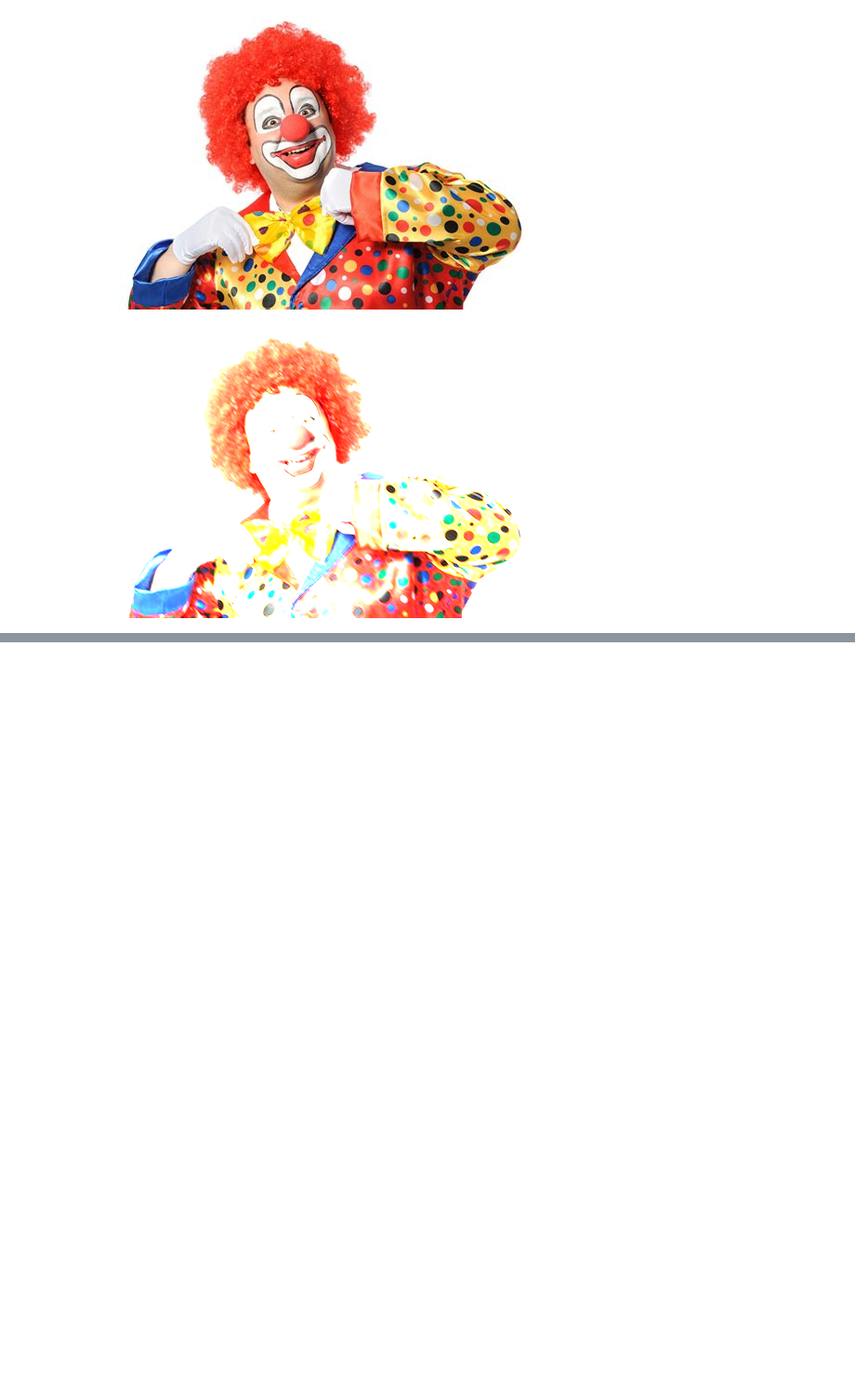
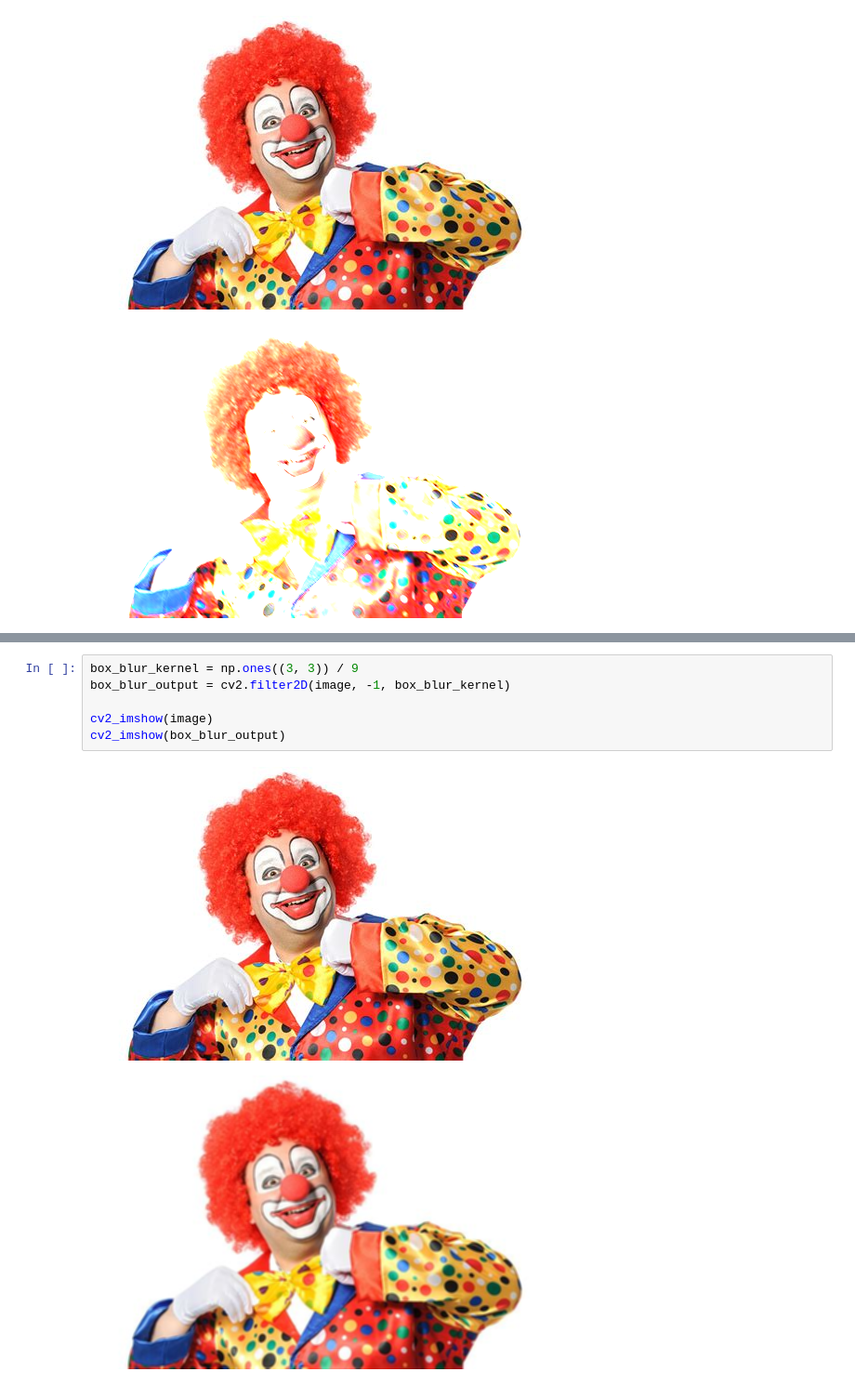
Before and after one commit to Akshithaa25/CV_502, a Jupyter notebook: 2348502_Prg_2_correlation_and_convolution_operation.ipynb, the cells around one changed output, grey strips where cells are left out. Shown at 93% size. Cells and saved outputs as stored; diff of their text form; blank space fills up the shorter version.

```diff
--- a/2348502_Prg_2_correlation_and_convolution_operation.ipynb
+++ b/2348502_Prg_2_correlation_and_convolution_operation.ipynb
@@ -44 +50,10 @@ cv2.destroyAllWindows()
+# %%
+box_blur_kernel = np.ones((3, 3)) / 9
+box_blur_output = cv2.filter2D(image, -1, box_blur_kernel)
+
+cv2_imshow(image)
+cv2_imshow(box_blur_output)
+# %% [output]
+[figure, added]
+[figure, added]
 # %%
```
Also changed, not shown: parts of 6 cells of this notebook.
